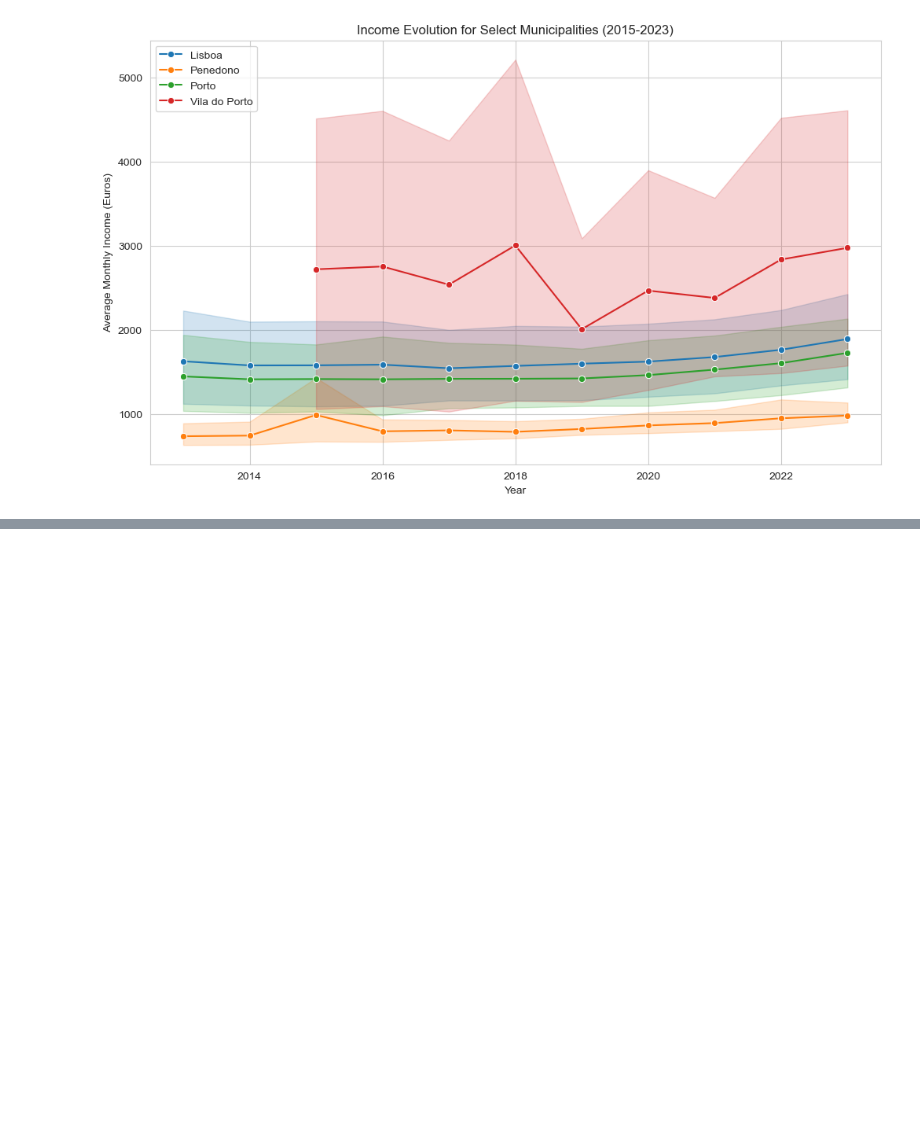
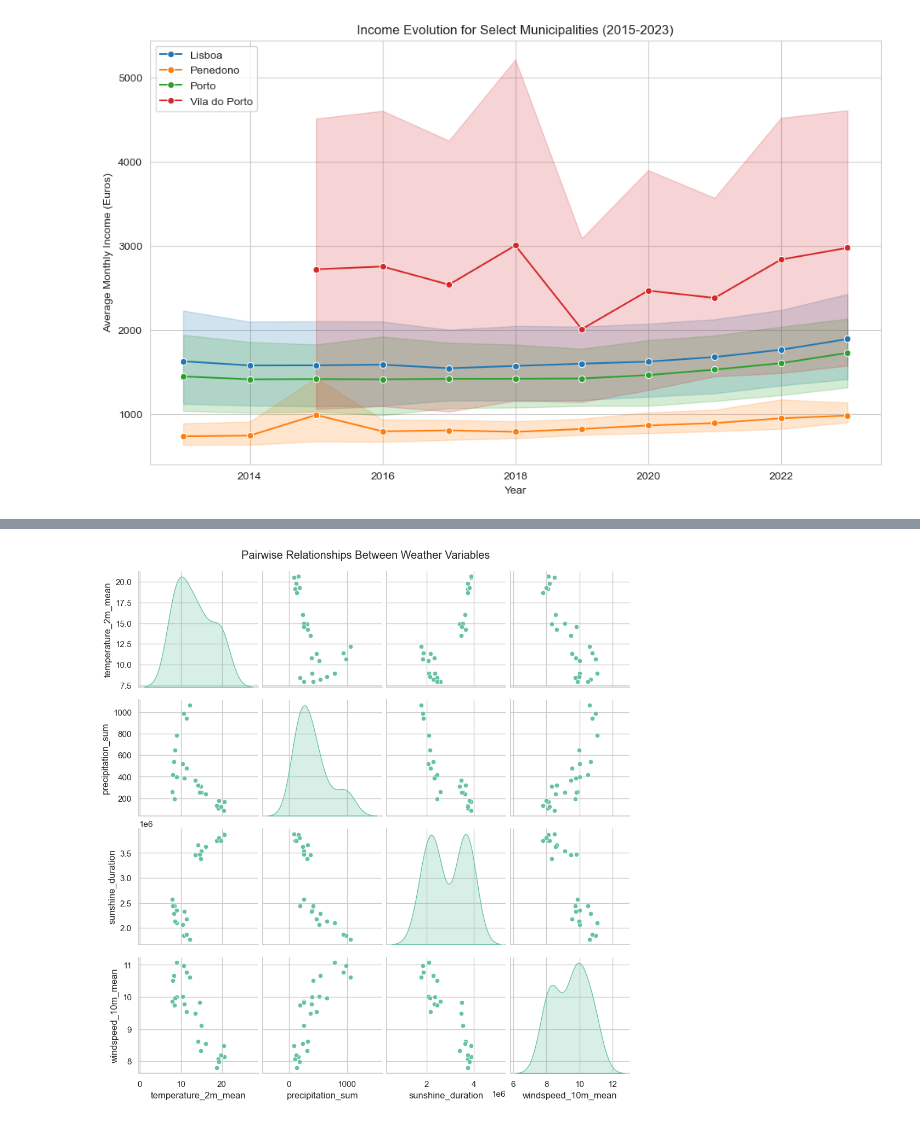
Before and after one commit to Shushunya/FCD-housing-prices, a Jupyter notebook: main_notebook.ipynb, the cells around one changed output, grey strips where cells are left out. Cells and saved outputs as stored; diff of their text form; code cells hidden in the pictures; blank space fills up the shorter version.

```diff
--- a/main_notebook.ipynb
+++ b/main_notebook.ipynb
@@ -630,0 +792,6 @@ plt.show()
+# %%
+sns.pairplot(north_weather, diag_kind="kde")
+plt.suptitle("Pairwise Relationships Between Weather Variables", y=1.02)
+plt.show()
+# %% [output]
+[figure, added]
```
Also changed, not shown: parts of 14 cells of this notebook.
